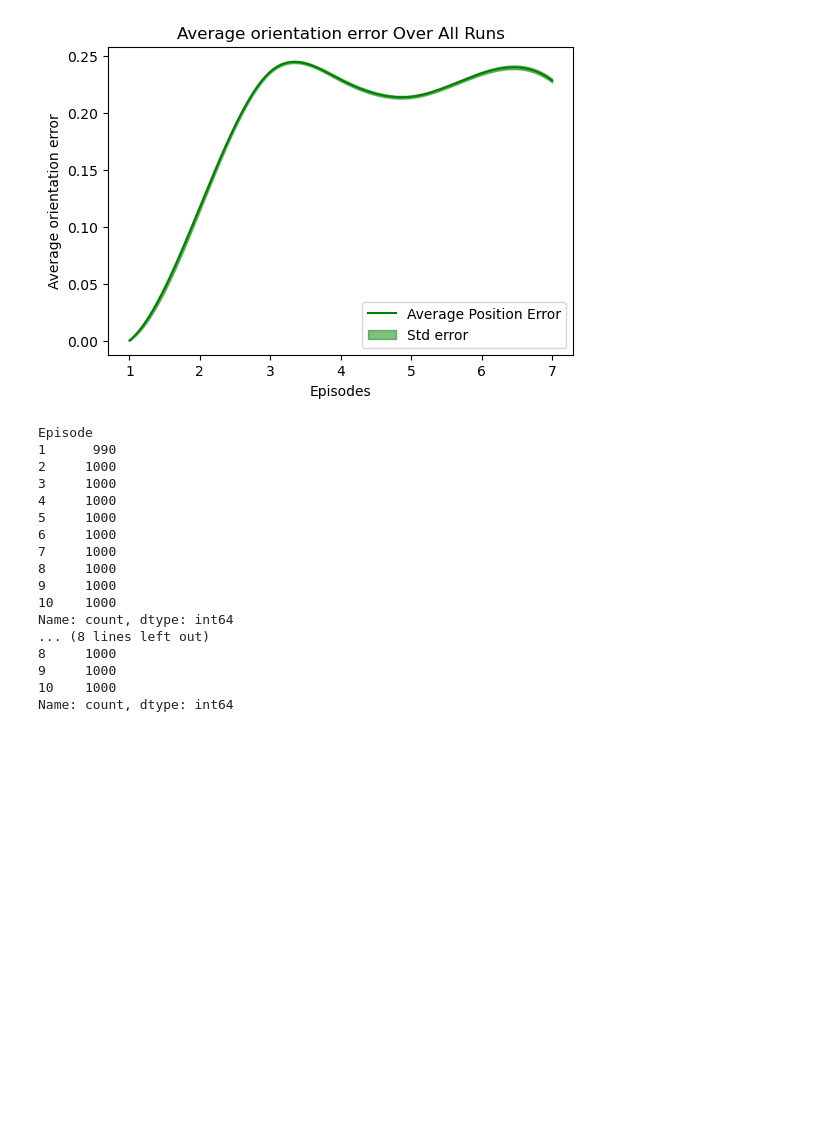
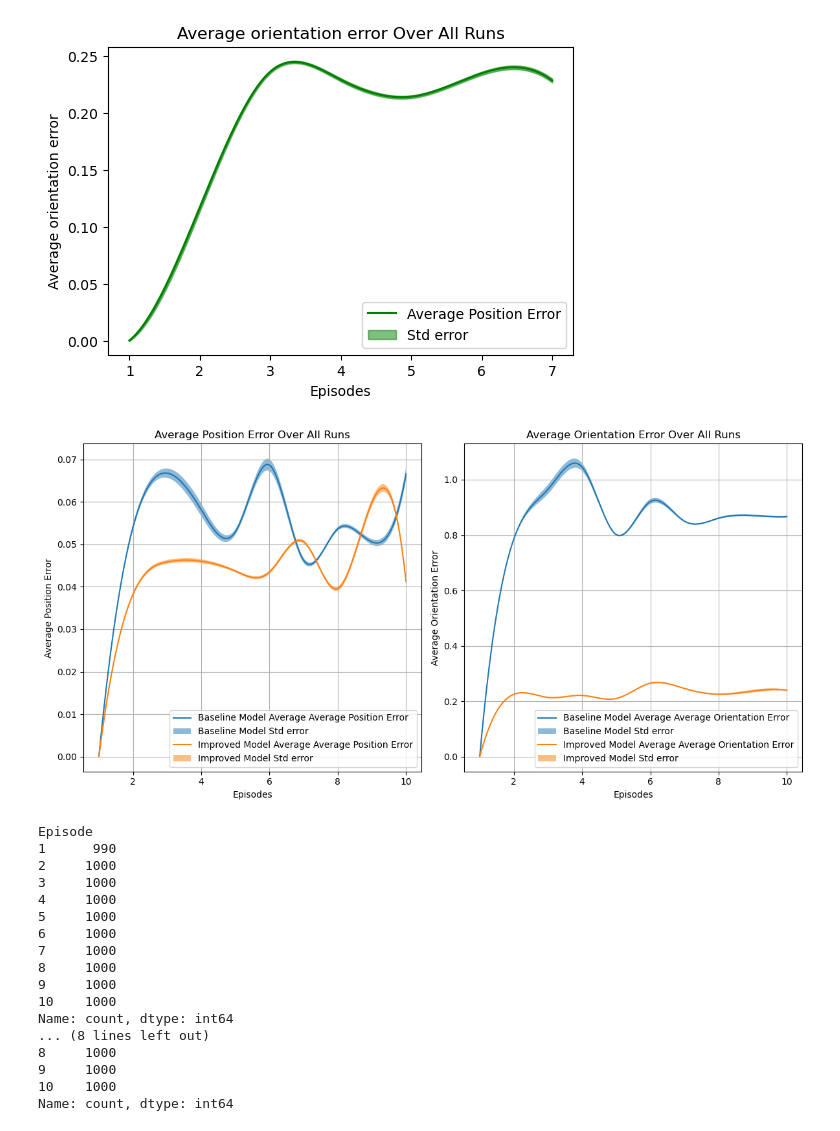
Before and after one commit to marcali/orbit-surgical-marcali, a Jupyter notebook: tables.ipynb, the cells around one changed output. Cells and saved outputs as stored; diff of their text form; code cells hidden in the pictures; blank space fills up the shorter version.

```diff
--- a/tables.ipynb
+++ b/tables.ipynb
@@ -752,6 +805,86 @@ Episode
 7    1032
 Name: count, dtype: int64
 [figure]
+# %%
+import pandas as pd
+import numpy as np
+import matplotlib.pyplot as plt
+from scipy.interpolate import make_interp_spline
+
+def process_csv(file_path, metric):
+    # Load the CSV file
+    df = pd.read_csv(file_path)
+
+    # Ensure the metric contains only numeric values
+    df[metric] = pd.to_numeric(df[metric], errors='coerce')
+
+    # Drop rows where the metric is NaN or invalid
+    df_clean = df.dropna(subset=[metric])
+
+    # Group by episode and calculate mean, std, and standard error
+    grouped_clean = df_clean.groupby('Episode')[metric].agg(['mean', 'std'])
+    grouped_clean['stderr'] = grouped_clean['std'] / np.sqrt(df_clean['Episode'].value_counts().sort_index())
+
+    return grouped_clean
+
+def plot_graph(ax, grouped_clean, label_prefix, ylabel):
+    # Prepare values for plotting
+    episodes = grouped_clean.index.to_numpy()
+    mean = np.nan_to_num(grouped_clean['mean'])
+    std = np.nan_to_num(grouped_clean['std'])
+    stderr = np.nan_to_num(grouped_clean['stderr'])
+
+    # Interpolation for smoother lines
+    episodes_smooth = np.linspace(episodes.min(), episodes.max(), 300)
+    mean_smooth = make_interp_spline(episodes, mean)(episodes_smooth)
+    std_smooth = make_interp_spline(episodes, std)(episodes_smooth)
+    stderr_smooth = make_interp_spline(episodes, stderr)(episodes_smooth)
+
+    # Plot the baseline mean line
+    ax.plot(episodes_smooth, mean_smooth, label=f'{label_prefix} Average {ylabel}')
+
+    # Fill between for standard error (dark shaded area)
+    ax.fill_between(episodes_smooth, mean_smooth - stderr_smooth, mean_smooth + stderr_smooth, alpha=0.5, label=f'{label_prefix} Std error')
+
+    # Adding labels, title, and legend
+    ax.set_xlabel('Episodes')
+    ax.set_ylabel(ylabel)
+    ax.legend(loc='best')
+    ax.grid(True)
+
+# File paths for the two CSV files
+file_paths = [
+    'data/inference/performance_log_og2.csv',  # Change this to your file path
+    'data/inference/performance_log_best2.csv'  # Change this to your file path
+]
+
+# Metrics to plot
+metrics = ['position_error', 'orientation_error']
+ylabels = ['Average Position Error', 'Average Orientation Error']
+
+# Process the CSV files for each metric
+grouped_clean_1_1 = process_csv(file_paths[0], metrics[0])
+grouped_clean_1_2 = process_csv(file_paths[1], metrics[0])
+grouped_clean_2_1 = process_csv(file_paths[0], metrics[1])
+grouped_clean_2_2 = process_csv(file_paths[1], metrics[1])
+
+# Create subplots
+fig, axes = plt.subplots(1, 2, figsize=(12, 6))
+
+# Plot the first graph with two CSV files for position error
+plot_graph(axes[0], grouped_clean_1_1, 'Baseline Model', ylabels[0])
+plot_graph(axes[0], grouped_clean_1_2, 'Improved Model', ylabels[0])
+axes[0].set_title('Average Position Error Over All Runs')
+
+# Plot the second graph with two CSV files for orientation error
+plot_graph(axes[1], grouped_clean_2_1, 'Baseline Model', ylabels[1])
+plot_graph(axes[1], grouped_clean_2_2, 'Improved Model', ylabels[1])
+axes[1].set_title('Average Orientation Error Over All Runs')
+
+plt.tight_layout()
+plt.show()
+# %% [output]
+[figure, added]
 # %%
 
 #file_path_best = 'data/inference/performance_log_best.csv'  # Change this to your second file path
```
Also changed, not shown: parts of 2 cells of this notebook, 8 other files.
